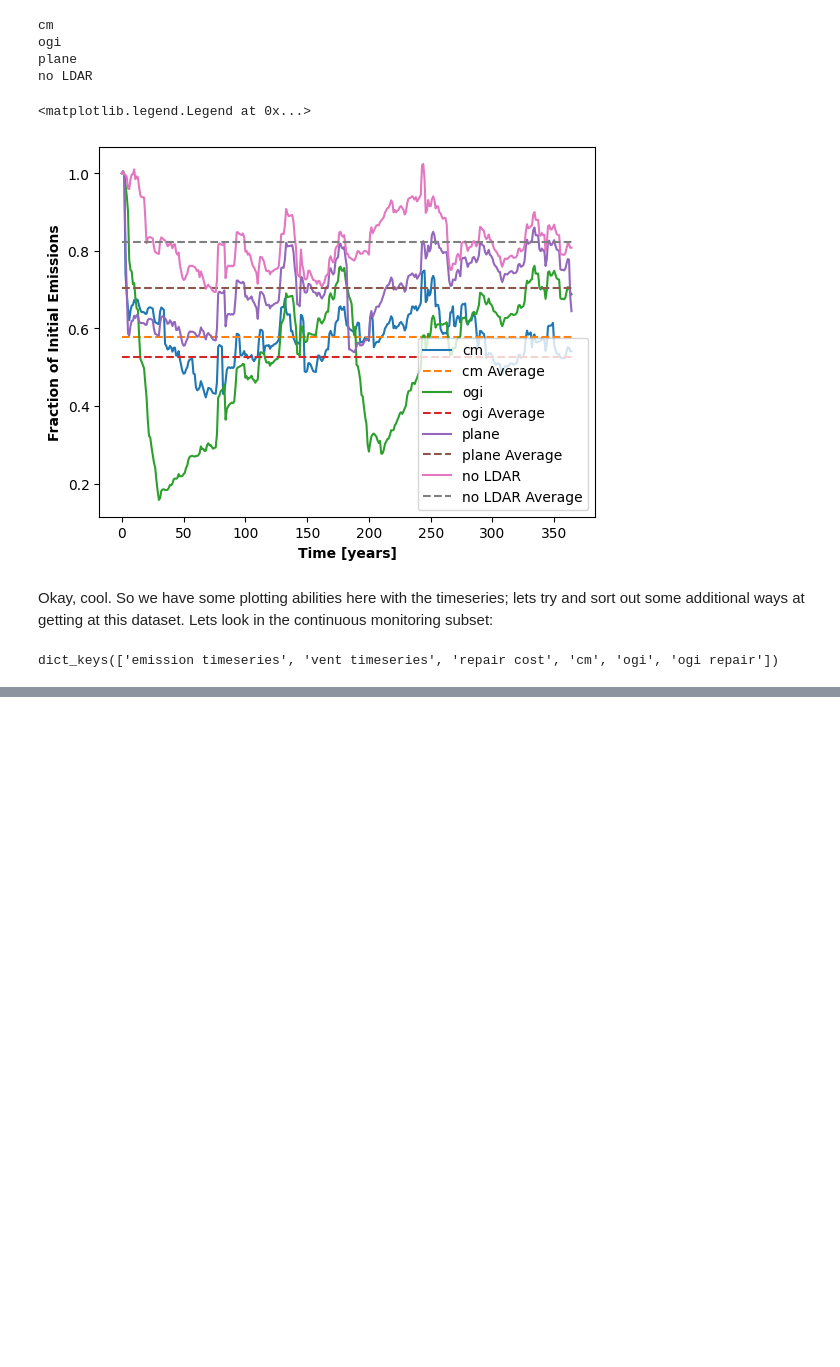
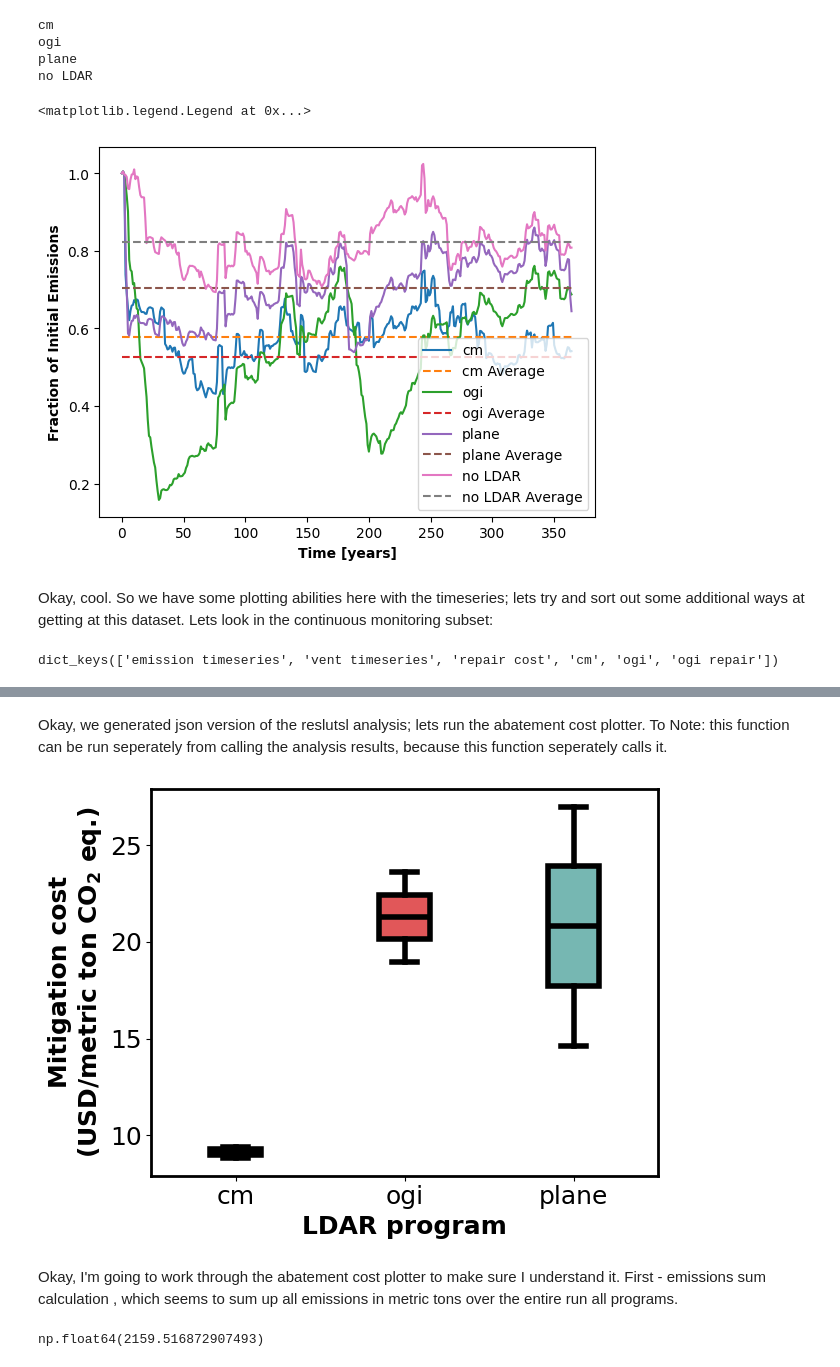
Before and after one commit to hanshall/FEAST_PtE, a Jupyter notebook: FEAST Tutorial Plotting Work.ipynb, the cells around one changed output, grey strips where cells are left out. Cells and saved outputs as stored; diff of their text form; code cells hidden in the pictures; blank space fills up the shorter version.

```diff
--- a/FEAST Tutorial Plotting Work.ipynb
+++ b/FEAST Tutorial Plotting Work.ipynb
@@ -293,0 +320,14 @@ cm_rc = np.array(runresults['cm']['ogi repair']['repair cost'])
+# %% [markdown]
+Okay, we generated json version of the reslutsl analysis; lets run the abatement cost plotter. To Note: this function can be run seperately from calling the analysis results, because this function seperately calls it.
+# %%
+feast.ResultsProcessing.plotting_functions.abatement_cost_plotter_json('TutorialResults',
+                                                                  gwp=34, discount_rate=0, gas_price=0)
+# %% [output]
+[figure, added]
+# %% [markdown]
+Okay, I'm going to work through the abatement cost plotter to make sure I understand it. First - emissions sum calculation , which seems to sum up all emissions in metric tons over the entire run all programs.
+# %%
+# emissions =
+np.sum(em_timeseries * runresults['time']['delta_t'] * 3600* 24/1e6)
+# %% [output]
+np.float64(2159.516872907493)
```
Also changed, not shown: parts of 27 cells of this notebook.
